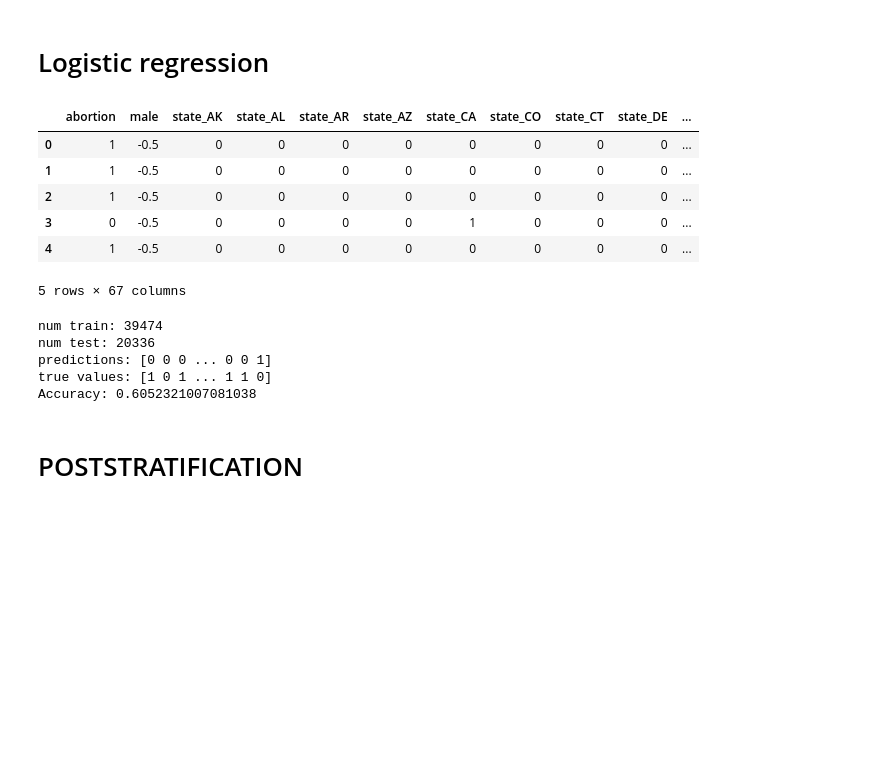
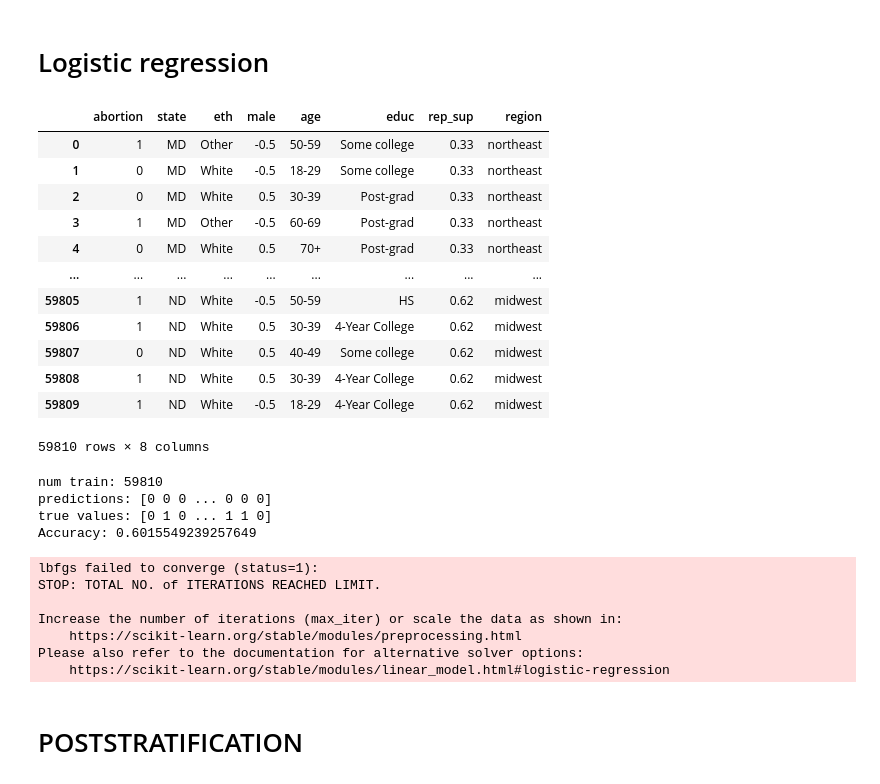
Before and after one commit to JakubReha/misterP, a Jupyter notebook: model.ipynb, the cells around one changed output. Saved outputs shown, nothing was run; the diff lists cells and outputs as text; code cells hidden in the pictures; blank space fills up the shorter version.

Commit message:
updated logistic regression, subnational postrstratification

```diff
--- a/model.ipynb
+++ b/model.ipynb
@@ -298,47 +321,71 @@ np.sum(np.zeros(len(y_true)) == y_true)/len(y_true)
 0.5658418324694867
 # %% [markdown]
 # Logistic regression
-# %%
-df_regr=pd.get_dummies(df.iloc[:,0:6])
-df_regr.head()
-# %% [output]
-|  | abortion | male | state_AK | state_AL | state_AR | state_AZ | state_CA | state_CO | state_CT | state_DE | ... |
-| 0 | 1 | -0.5 | 0 | 0 | 0 | 0 | 0 | 0 | 0 | 0 | ... |
-| 1 | 1 | -0.5 | 0 | 0 | 0 | 0 | 0 | 0 | 0 | 0 | ... |
-| 2 | 1 | -0.5 | 0 | 0 | 0 | 0 | 0 | 0 | 0 | 0 | ... |
-| 3 | 0 | -0.5 | 0 | 0 | 0 | 0 | 1 | 0 | 0 | 0 | ... |
-| 4 | 1 | -0.5 | 0 | 0 | 0 | 0 | 0 | 0 | 0 | 0 | ... |
-5 rows × 67 columns
+# %%
+from sklearn.linear_model import LogisticRegression
+from sklearn.svm import SVC
+df = pd.read_csv("Data/cces_all_clean.csv")
+states = pd.read_excel("Data/states.xlsx")
+states = states.rename(columns={'republican support percentage':"rep_sup"})
+df = df.merge(states,left_on = "state", right_on = "states")
+df = df.drop("states", axis = 1)
+df
+# %% [output]
+|  | abortion | state | eth | male | age | educ | rep_sup | region |
+| 0 | 1 | MD | Other | -0.5 | 50-59 | Some college | 0.33 | northeast |
+| 1 | 0 | MD | White | -0.5 | 18-29 | Some college | 0.33 | northeast |
+| 2 | 0 | MD | White | 0.5 | 30-39 | Post-grad | 0.33 | northeast |
+| 3 | 1 | MD | Other | -0.5 | 60-69 | Post-grad | 0.33 | northeast |
+| 4 | 0 | MD | White | 0.5 | 70+ | Post-grad | 0.33 | northeast |
+| ... | ... | ... | ... | ... | ... | ... | ... | ... |
+| 59805 | 1 | ND | White | -0.5 | 50-59 | HS | 0.62 | midwest |
+| 59806 | 1 | ND | White | 0.5 | 30-39 | 4-Year College | 0.62 | midwest |
+| 59807 | 0 | ND | White | 0.5 | 40-49 | Some college | 0.62 | midwest |
+| 59808 | 1 | ND | White | 0.5 | 30-39 | 4-Year College | 0.62 | midwest |
+| 59809 | 1 | ND | White | -0.5 | 18-29 | 4-Year College | 0.62 | midwest |
+59810 rows × 8 columns
 # %%
-train_perc = 0.66 # percentage of training data
+category_columns = ["state", "eth", "male", "age", "educ", "region"]
+for col in category_columns:
+    df[col] = df[col].astype('category')
+df_regr = pd.get_dummies(df, columns=category_columns, drop_first=True)
+
+train_perc = 1 #0.66 # percentage of training data
 split_point = int(train_perc*len(y))
 perm = np.random.permutation(len(y))
 ix_train = perm[:split_point]
-ix_test = perm[split_point:]
+#ix_test = perm[split_point:]
 X_train = df_regr.iloc[:,1:].values[ix_train,:]
-X_test = df_regr.iloc[:,1:].values[ix_test,:]
+#X_test = df_regr.iloc[:,1:].values[ix_test,:]
 y_train = df_regr.iloc[:,0].values[ix_train]
-y_test = df_regr.iloc[:,0].values[ix_test]
+#y_test = df_regr.iloc[:,0].values[ix_test]
 print("num train: %d" % len(y_train))
-print("num test: %d" % len(y_test))
+#print("num test: %d" % len(y_test))
 
 
 
-regr = linear_model.RidgeClassifier()
+regr = LogisticRegression()
 regr.fit(X_train, y_train)
-y_hat = regr.predict(X_test)
+y_hat = regr.predict(X_train)
+
 
 print("predictions:", y_hat)
-print("true values:", y_test)
+print("true values:", y_train)
 
 # evaluate prediction accuracy
-print("Accuracy:", 1.0*np.sum(y_hat == y_test) / len(y_test))
+print("Accuracy:", 1.0*np.sum(y_hat == y_train) / len(y_train))
 # %% [output]
-num train: 39474
-num test: 20336
-predictions: [0 0 0 ... 0 0 1]
-true values: [1 0 1 ... 1 1 0]
-Accuracy: 0.6052321007081038
+num train: 59810
+predictions: [0 0 0 ... 0 0 0]
+true values: [0 1 0 ... 1 1 0]
+Accuracy: 0.6015549239257649
+lbfgs failed to converge (status=1):
+STOP: TOTAL NO. of ITERATIONS REACHED LIMIT.
+
+Increase the number of iterations (max_iter) or scale the data as shown in:
+    https://scikit-learn.org/stable/modules/preprocessing.html
+Please also refer to the documentation for alternative solver options:
+    https://scikit-learn.org/stable/modules/linear_model.html#logistic-regression
 # %% [markdown]
 # POSTSTRATIFICATION
 # %%
```
Also changed, not shown: parts of 22 cells of this notebook, 2 other files.
